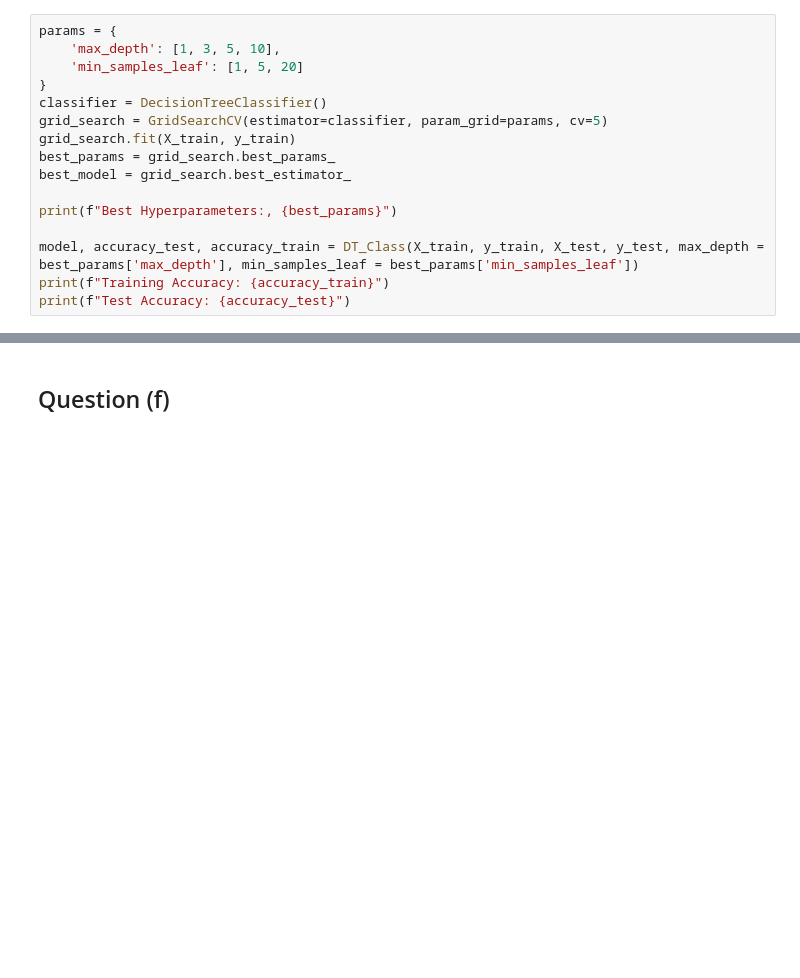
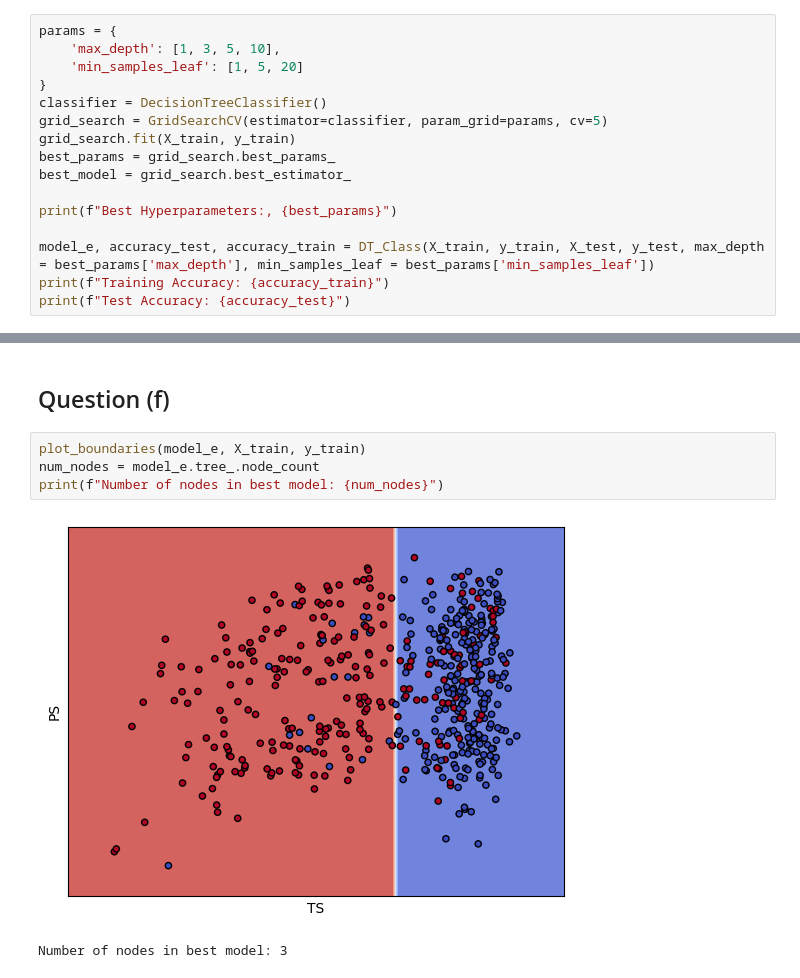
Before and after one commit to ShyEagle21/Practice, a Jupyter notebook: ML_1_hw2/Problem 1.ipynb, the cells around one changed output, grey strips where cells are left out. Drawn from its saved outputs; the diff is of its cells as text; blank space fills up the shorter version.

```diff
--- a/ML_1_hw2/Problem 1.ipynb
+++ b/ML_1_hw2/Problem 1.ipynb
@@ -173,7 +157,7 @@ best_model = grid_search.best_estimator_
 
 print(f"Best Hyperparameters:, {best_params}")
 
-model, accuracy_test, accuracy_train = DT_Class(X_train, y_train, X_test, y_test, max_depth = best_params['max_depth'], min_samples_leaf = best_params['min_samples_leaf'])
+model_e, accuracy_test, accuracy_train = DT_Class(X_train, y_train, X_test, y_test, max_depth = best_params['max_depth'], min_samples_leaf = best_params['min_samples_leaf'])
 print(f"Training Accuracy: {accuracy_train}")
 print(f"Test Accuracy: {accuracy_test}")
 # %% [output]
@@ -211,2 +195,9 @@ plot_tree(model, feature_names=features, filled=True)
 # %% [markdown]
 ## Question (f)
+# %%
+plot_boundaries(model_e, X_train, y_train)
+num_nodes = model_e.tree_.node_count
+print(f"Number of nodes in best model: {num_nodes}")
+# %% [output]
+[figure, added]
+Number of nodes in best model: 3
```
Also changed, not shown: parts of 16 cells of this notebook.
